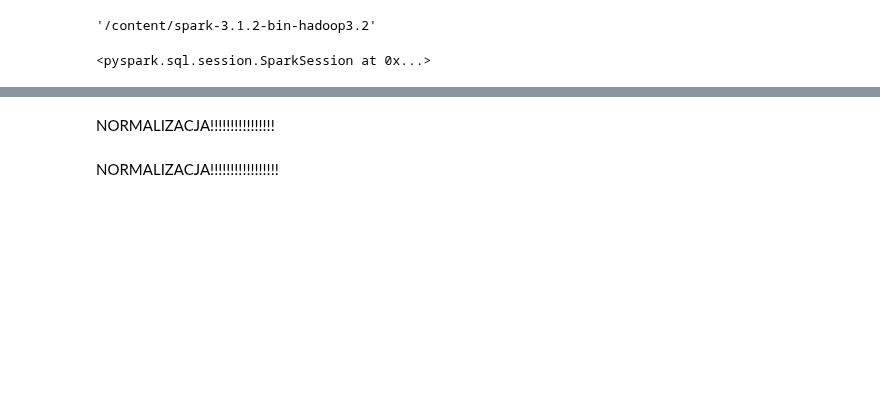
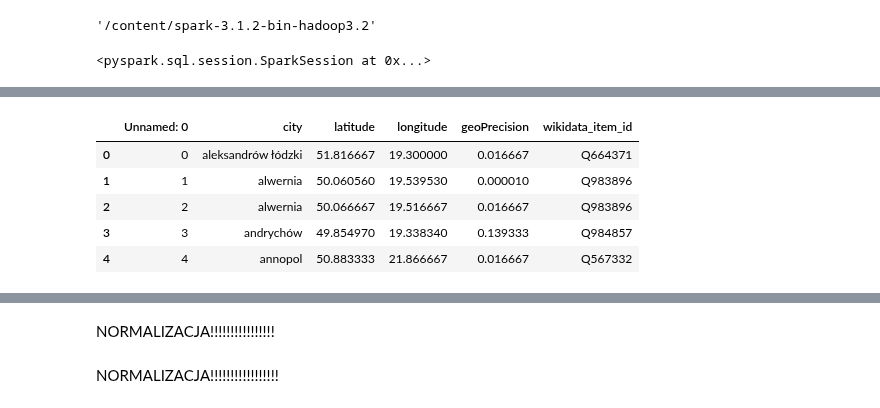
Before and after one commit to KacperGrodecki/Masovian-real-estate, a Jupyter notebook: Kopia_notatnika_mazowieckie_colab_DNN_mieszkania_pyspark.ipynb, the cells around one changed output, grey strips where cells are left out. Drawn from its saved outputs; the diff is of its cells as text; code cells hidden in the pictures; blank space fills up the shorter version.

```diff
--- a/Kopia_notatnika_mazowieckie_colab_DNN_mieszkania_pyspark.ipynb
+++ b/Kopia_notatnika_mazowieckie_colab_DNN_mieszkania_pyspark.ipynb
@@ -342,3 +345,12 @@ udf_funCounties = udf(funCounties, FloatType())
+# %%
+dfCities1.head()
+# %% [output]
+|  | Unnamed: 0 | city | latitude | longitude | geoPrecision | wikidata_item_id |
+| 0 | 0 | aleksandrów łódzki | 51.816667 | 19.300000 | 0.016667 | Q664371 |
+| 1 | 1 | alwernia | 50.060560 | 19.539530 | 0.000010 | Q983896 |
+| 2 | 2 | alwernia | 50.066667 | 19.516667 | 0.016667 | Q983896 |
+| 3 | 3 | andrychów | 49.854970 | 19.338340 | 0.139333 | Q984857 |
+| 4 | 4 | annopol | 50.883333 | 21.866667 | 0.016667 | Q567332 |
 # %%
 def makeDataFrame(file):
 
```
Also changed, not shown: parts of 11 cells of this notebook.
